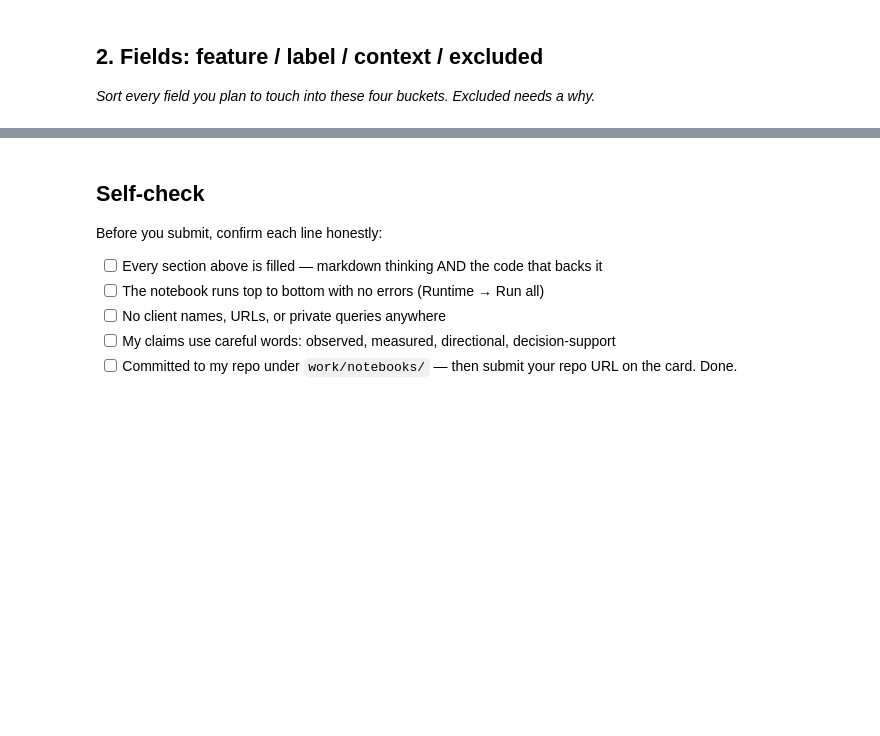
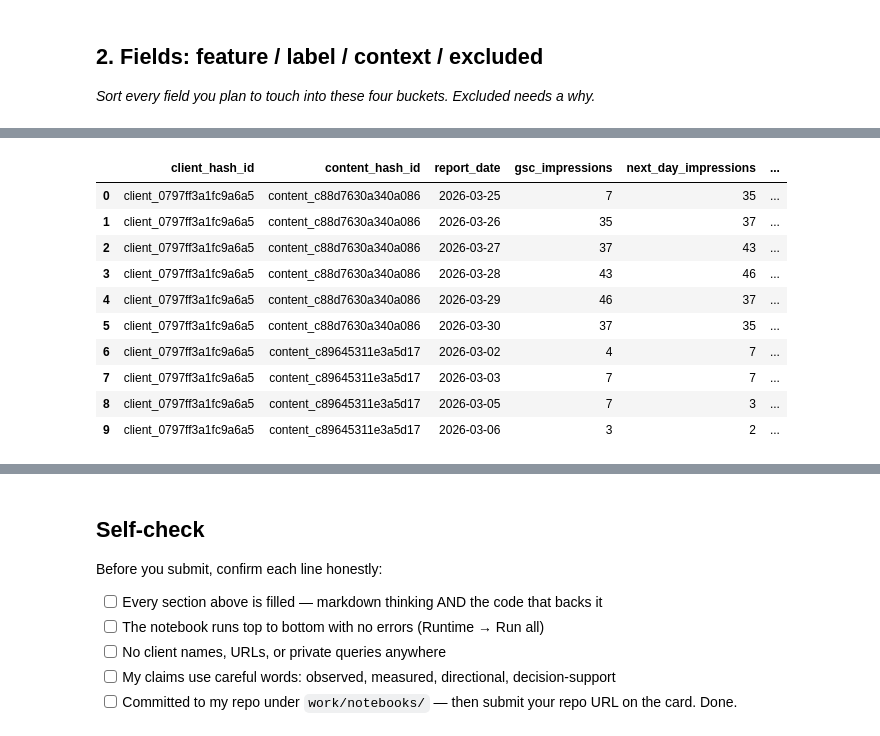
Before and after one commit to Wanoleo/flyrank-ml-internship, a Jupyter notebook: work/notebooks/w03_data_contract.ipynb, the cells around one changed output, grey strips where cells are left out. Saved outputs shown, nothing was run; the diff lists cells and outputs as text; code cells hidden in the pictures; blank space fills up the shorter version.

```diff
--- a/work/notebooks/w03_data_contract.ipynb
+++ b/work/notebooks/w03_data_contract.ipynb
@@ -36,0 +267,52 @@ This skeleton is yours to fill. Work the sections **in order** — each one has
+# %%
+label_query = f"""
+WITH march AS (
+    SELECT
+        client_hash_id,
+        content_hash_id,
+        report_date,
+        gsc_impressions
+    FROM {TABLES['fact_daily']}
+    WHERE month = '2026-03'
+      AND gsc_data_available IS TRUE
+),
+with_future AS (
+    SELECT
+        *,
+        LEAD(gsc_impressions) OVER (
+            PARTITION BY client_hash_id, content_hash_id
+            ORDER BY report_date
+        ) AS next_day_impressions
+    FROM march
+)
+SELECT
+    client_hash_id,
+    content_hash_id,
+    report_date,
+    gsc_impressions,
+    next_day_impressions,
+    CASE
+        WHEN next_day_impressions < gsc_impressions THEN 1
+        WHEN next_day_impressions >= gsc_impressions THEN 0
+        ELSE NULL
+    END AS is_declining_label
+FROM with_future
+WHERE next_day_impressions IS NOT NULL
+LIMIT 10000
+"""
+
+label_df = con.execute(label_query).fetchdf()
+
+label_df.head(10)
+# %% [output]
+|  | client_hash_id | content_hash_id | report_date | gsc_impressions | next_day_impressions | ... |
+| 0 | client_0797ff3a1fc9a6a5 | content_c88d7630a340a086 | 2026-03-25 | 7 | 35 | ... |
+| 1 | client_0797ff3a1fc9a6a5 | content_c88d7630a340a086 | 2026-03-26 | 35 | 37 | ... |
+| 2 | client_0797ff3a1fc9a6a5 | content_c88d7630a340a086 | 2026-03-27 | 37 | 43 | ... |
+| 3 | client_0797ff3a1fc9a6a5 | content_c88d7630a340a086 | 2026-03-28 | 43 | 46 | ... |
+| 4 | client_0797ff3a1fc9a6a5 | content_c88d7630a340a086 | 2026-03-29 | 46 | 37 | ... |
+| 5 | client_0797ff3a1fc9a6a5 | content_c88d7630a340a086 | 2026-03-30 | 37 | 35 | ... |
+| 6 | client_0797ff3a1fc9a6a5 | content_c89645311e3a5d17 | 2026-03-02 | 4 | 7 | ... |
+| 7 | client_0797ff3a1fc9a6a5 | content_c89645311e3a5d17 | 2026-03-03 | 7 | 7 | ... |
+| 8 | client_0797ff3a1fc9a6a5 | content_c89645311e3a5d17 | 2026-03-05 | 7 | 3 | ... |
+| 9 | client_0797ff3a1fc9a6a5 | content_c89645311e3a5d17 | 2026-03-06 | 3 | 2 | ... |
```
Also changed, not shown: parts of 27 cells of this notebook.
